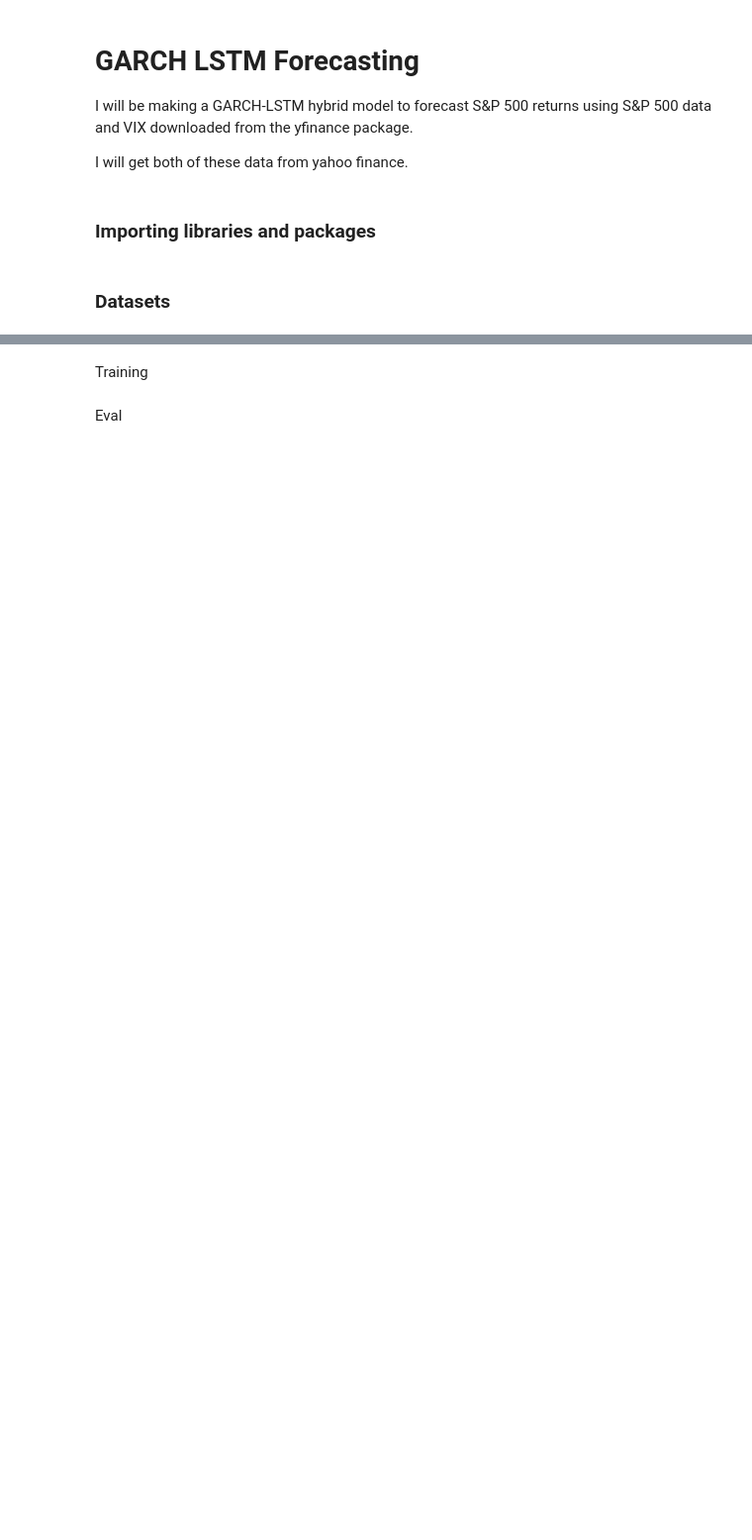
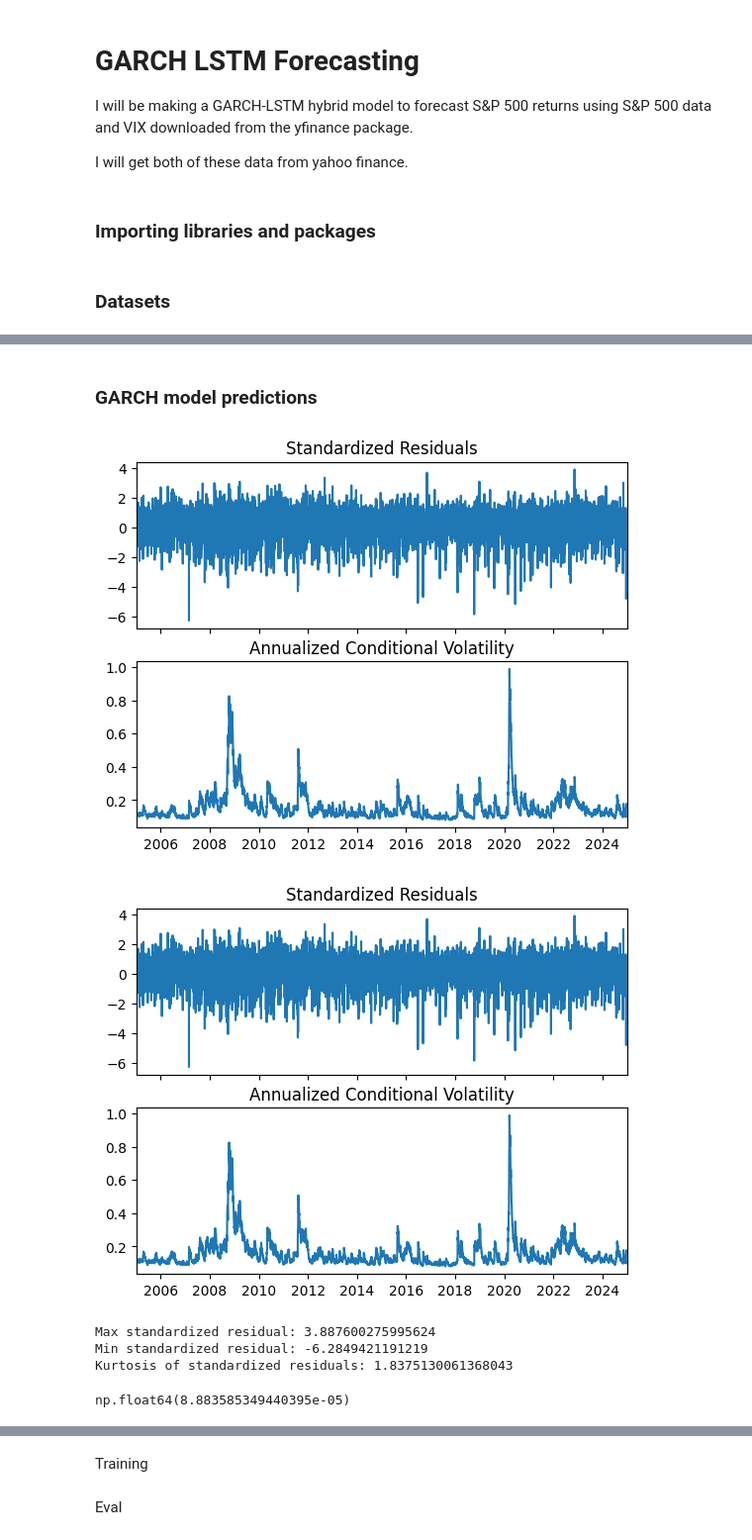
Before and after one commit to dancheung555/GARCH-LSTM-forecasting, a Jupyter notebook: main.ipynb, the cells around one changed output, grey strips where cells are left out. Shown: that part at 99% size. Cells and saved outputs as stored; diff of their text form; code cells hidden in the pictures; blank space fills up the shorter version.

Commit message:
created data sequences, will make LSTM model and evaluated tmrw

```diff
--- a/main.ipynb
+++ b/main.ipynb
@@ -29,12 +33,17 @@ end_date = '2025-01-01'
 vix = yfinance.download('^VIX', start=start_date, end=end_date, interval='1d', auto_adjust=False)
 vix.columns = ['Adj_Close', 'Close', 'High', 'Low', 'Open', 'Volume']
 vix.drop(columns='Volume')
-print(vix.isna().sum().sum())
+print(f"VIX Number of NA's: {vix.isna().sum().sum()}")
 print(vix.head())
+
 sp500 = yfinance.download('^GSPC', start=start_date, end=end_date, interval='1d', auto_adjust=False)
 sp500.columns = ['Adj_Close', 'Close', 'High', 'Low', 'Open', 'Volume']
+sp500['log_returns'] = np.log(sp500['Close']/sp500['Close'].shift(1))
+sp500.dropna(inplace=True)
+sp500['Volatility'] = sp500['High']/sp500['Low'] - 1
 
-sp500.head()
+print(f"SP500 Number of NA's: {sp500.isna().sum().sum()}")
+print(sp500.head())
 # %% [output]
 [*********************100%***********************]  1 of 1 completed
 [*********************100%***********************]  1 of 1 completed
@@ -62,0 +80,8 @@ This model combines GARCH (baseline volatility) and LSTM (nonlinear corrections
+# %%
+garch_model = arch_model(y=sp500['log_returns'], x=sp500, mean='Zero', vol='GARCH', p=1, q=1)
+
+garch_result = garch_model.fit()
+
+print("Fitting done!\n")
+
+print(garch_result.summary())
@@ -63 +113,25 @@ This model combines GARCH (baseline volatility) and LSTM (nonlinear corrections
+# %% [markdown]
+### GARCH model predictions
+# %%
+# garch_pred = garch_model.forecast(params=garch_result.params)
+
+garch_result.plot(annualize='D')
+# %% [output]
+[figure, added]
+[figure, added]
+# %%
+print("Max standardized residual:", garch_result.std_resid.max())
+print("Min standardized residual:", garch_result.std_resid.min())
+
+from scipy.stats import kurtosis
+print("Kurtosis of standardized residuals:", kurtosis(garch_result.std_resid))
+# %% [output]
+Max standardized residual: 3.887600275995624
+Min standardized residual: -6.2849421191219
+Kurtosis of standardized residuals: 1.8375130061368043
+# %%
+forecast = garch_result.forecast(params=garch_result.params, horizon=10)
+forecast.variance
+# %% [output]
+np.float64(8.883585349440395e-05)
 # %% [markdown]
```
Also changed, not shown: parts of 14 cells of this notebook.
